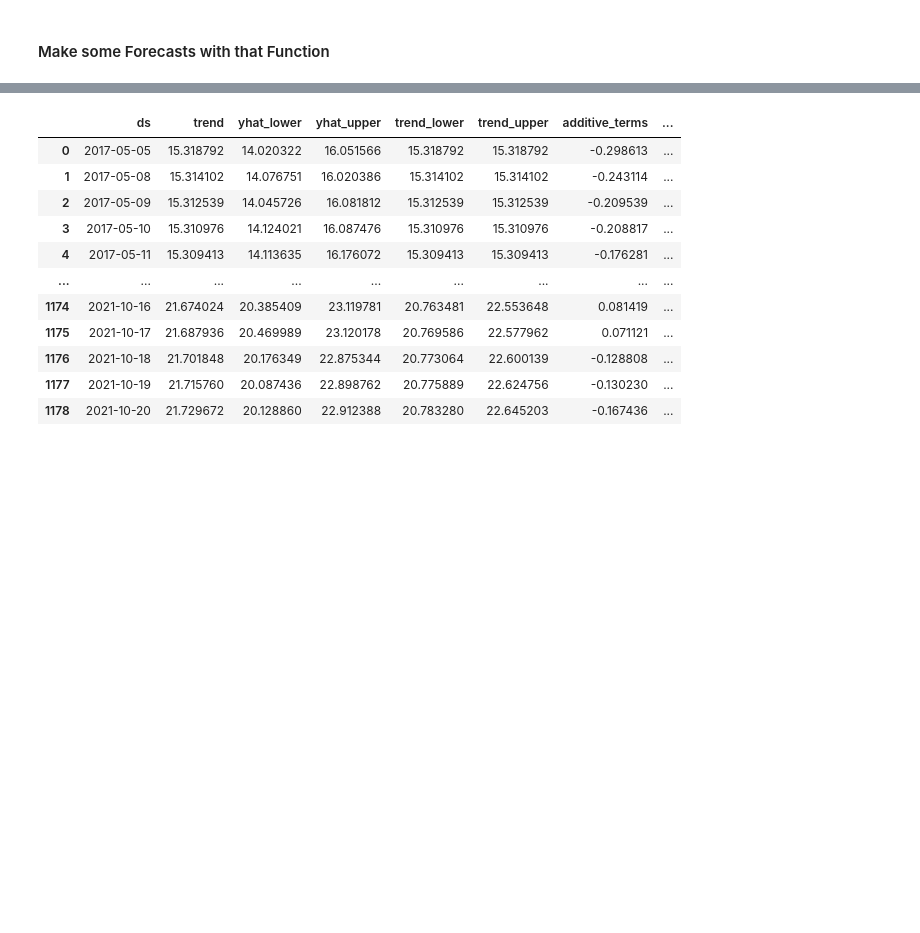
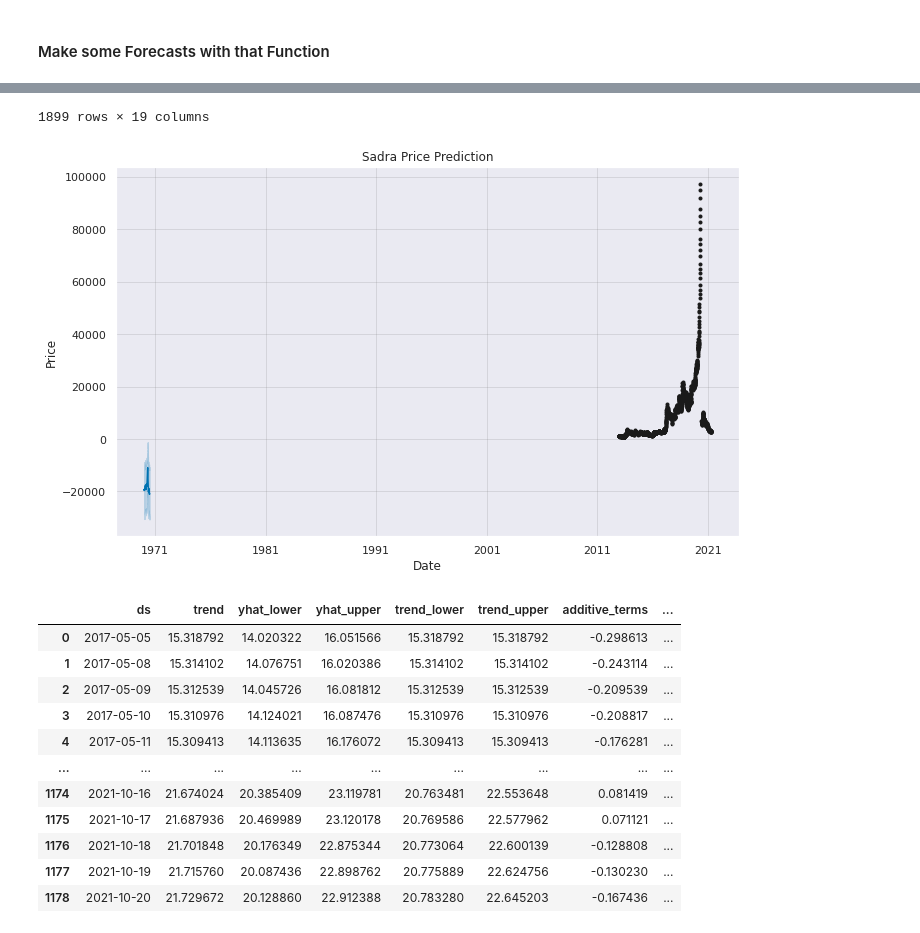
Before and after one commit to ali-kin4/JupyterNotes-1, a Jupyter notebook: FBProphet_prediction_v1_1.ipynb, the cells around one changed output, grey strips where cells are left out. Saved outputs shown, nothing was run; the diff lists cells and outputs as text; code cells hidden in the pictures; blank space fills up the shorter version.

```diff
--- a/FBProphet_prediction_v1_1.ipynb
+++ b/FBProphet_prediction_v1_1.ipynb
@@ -56,6 +6,0 @@ df.tail()
-# %%
-from fbprophet import Prophet
-
-m = Prophet(daily_seasonality=False)
-
-m.fit(df)
@@ -65,6 +6,0 @@ INFO:numexpr.utils:NumExpr defaulting to 2 threads.
-# %%
-future = m.make_future_dataframe(60, freq='D')
-
-forecast = m.predict(future)
-
-forecast[['ds', 'yhat', 'yhat_lower', 'yhat_upper']].tail(7)
@@ -79,0 +7,7 @@ forecast[['ds', 'yhat', 'yhat_lower', 'yhat_upper']].tail(7)
+# %%
+import yfinance as yf
+import matplotlib.pyplot as plt
+import seaborn as sns
+import pandas as pd
+from fbprophet import Prophet
+sns.set()
@@ -80,7 +16,7 @@ forecast[['ds', 'yhat', 'yhat_lower', 'yhat_upper']].tail(7)
 # %% [markdown]
 ## Make it a Function
 # %%
-def make_forecast_by_file(filename, periods, hist='max'):
+def make_forecast_by_file(filename, periods, name, hist='max'):
   """
   forecast the given ticker (stock) period days into the future (from today)
 
@@ -97,13 +33,16 @@ def make_forecast_by_file(filename, periods, hist='max'):
   """
 
   hist_data = pd.read_csv(filename)
-  hist_data.set_index("Data", inplace = True)
+
+  df['Date'] = pd.to_datetime(df['Date'], format='%Y%m%d')
+
+  hist_data.set_index("Date", inplace = True)
 
   # create new dataframe to hold dates (ds) & adjusted closing prices (y)
   df = pd.DataFrame()
 
   df['ds'] = hist_data.index.values
-  df['y'] = hist_data['Close'].values
+  df['y'] = hist_data['<CLOSE>'].values
 
   # create a Prophet model from that data
   m = Prophet(daily_seasonality=False)
@@ -115,6 +54,8 @@ def make_forecast_by_file(filename, periods, hist='max'):
 
   m.plot(forecast)
   plt.title("{} Price Prediction".format(name))
+  plt.xlabel("Date")
+  plt.ylabel("Price")
   plt.savefig("{}.png".format(name), dpi = 600)
 
   return forecast
@@ -158,3 +99,6 @@ def make_forecast(ticker, periods, hist='max'):
     return forecast
 # %% [markdown]
 #### Make some Forecasts with that Function
+# %%
+make_forecast_by_file('/content/SADRA.csv', 180, 'Sadra')
+# %% [output]
@@ -161,3 +117,5 @@ def make_forecast(ticker, periods, hist='max'):
+1899 rows × 19 columns
+[figure, added]
 # %%
 # kkr real estate finance trust
 make_forecast('KREF', 180)
```
Also changed, not shown: parts of 9 cells of this notebook.
